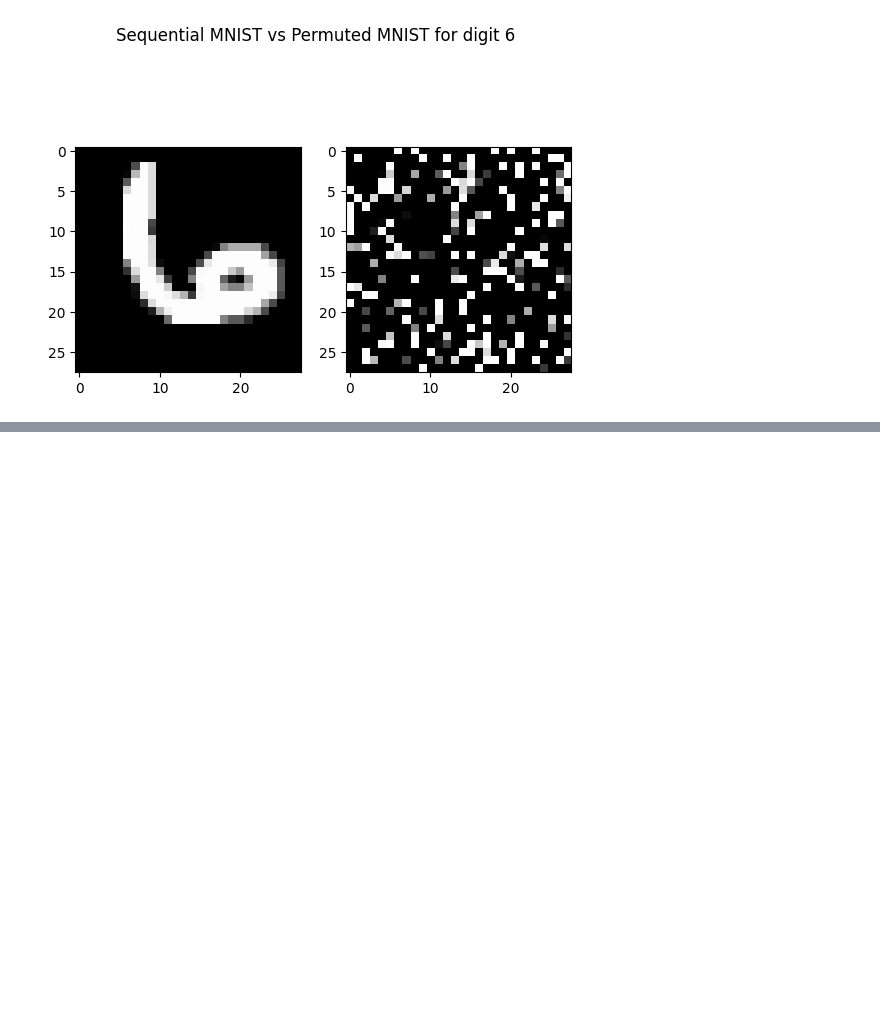
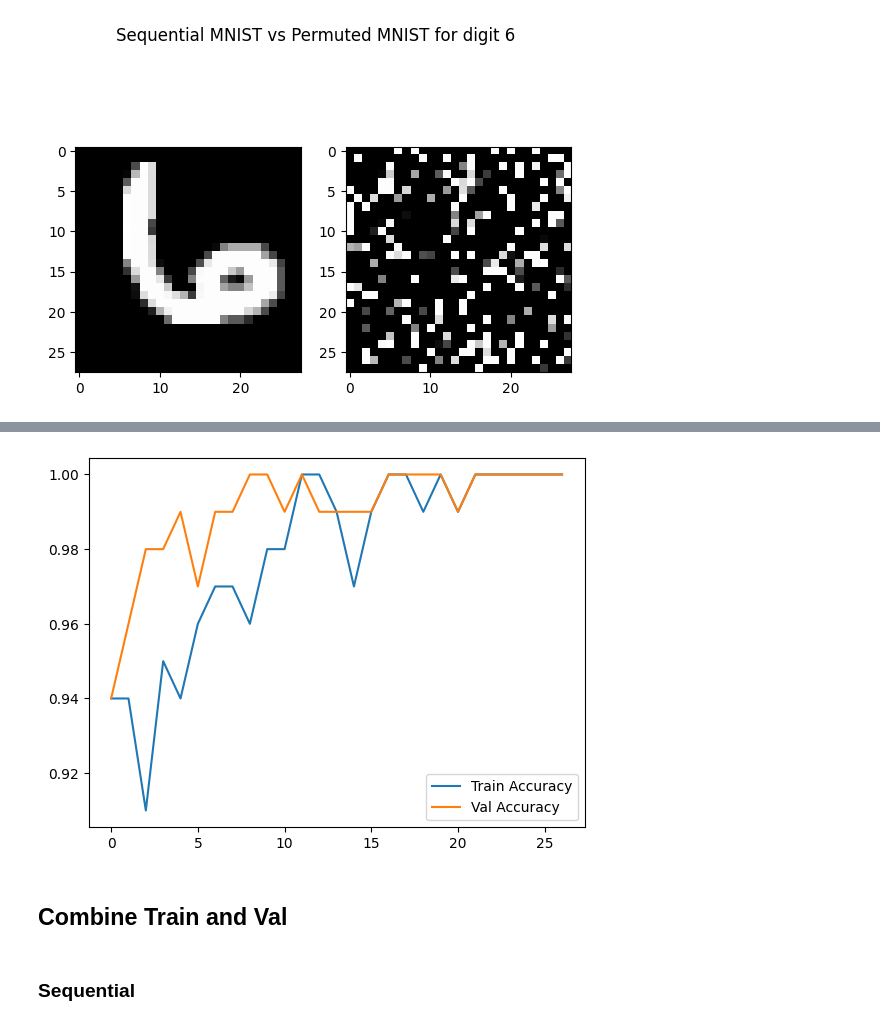
Before and after one commit to aflah02/DL_Assignments, a Jupyter notebook: Assignment_3/Task_1/main.ipynb, the cells around one changed output, grey strips where cells are left out. Drawn from its saved outputs; the diff is of its cells as text; code cells hidden in the pictures; blank space fills up the shorter version.

```diff
--- a/Assignment_3/Task_1/main.ipynb
+++ b/Assignment_3/Task_1/main.ipynb
@@ -502,0 +1098,8 @@ weighted avg   0.103840  0.098000  0.084951  12000.000
+# %%
+plot_train_val(model_permuted.train_acc, model_permuted.val_acc, "Accuracy")
+# %% [output]
+[figure, added]
+# %% [markdown]
+## Combine Train and Val
+# %% [markdown]
+### Sequential
```
Also changed, not shown: parts of 59 cells of this notebook, 16 other files.
